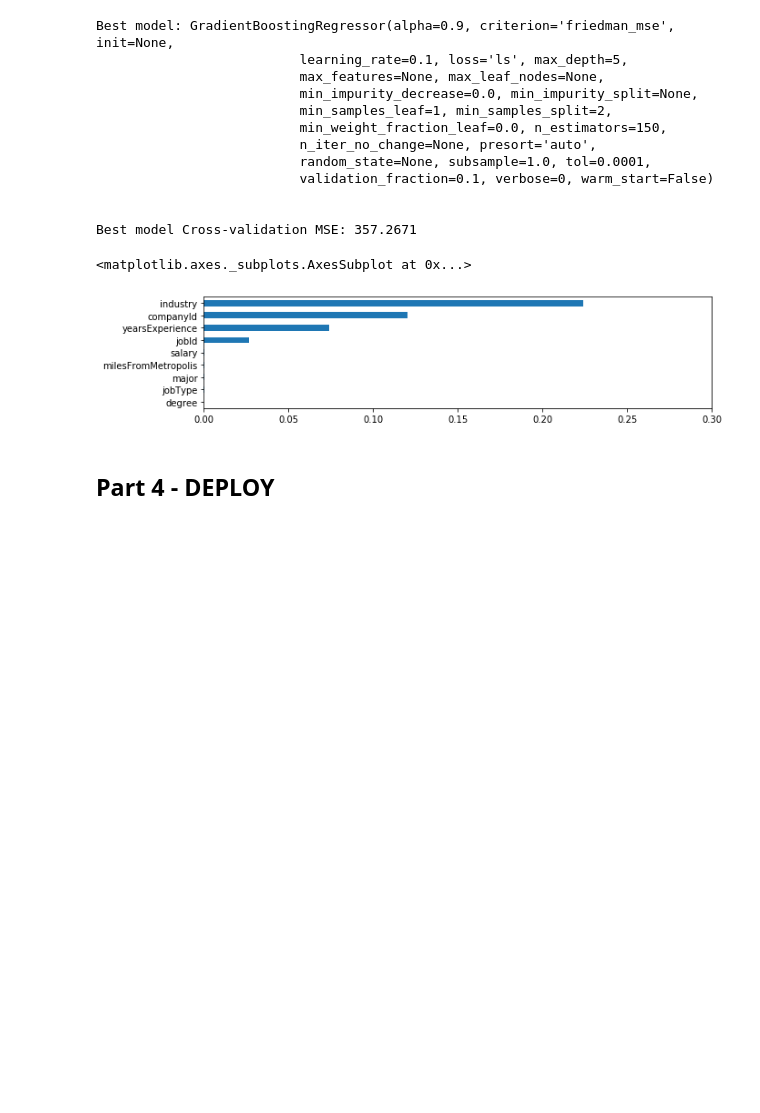
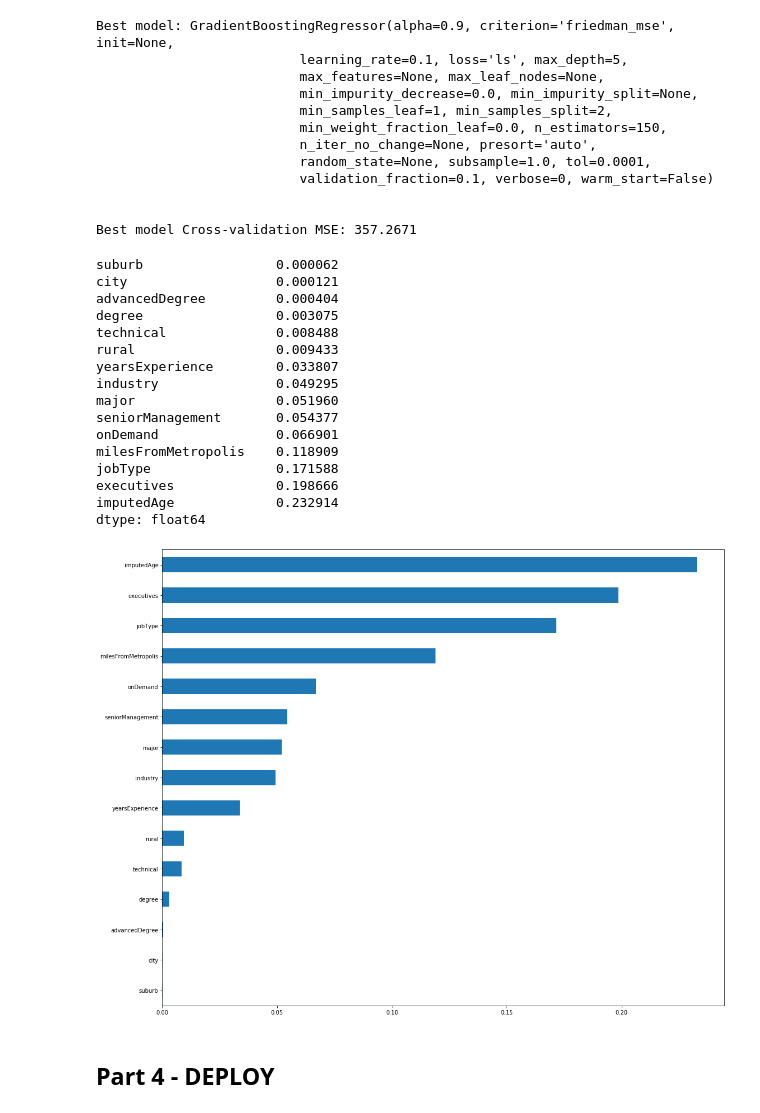
Before and after one commit to HieuNguyen258/Are-we-overpaying-our-employees-, a Jupyter notebook: Salary Prediction Project.ipynb, the cells around one changed output. Saved outputs shown, nothing was run; the diff lists cells and outputs as text; code cells hidden in the pictures; blank space fills up the shorter version.

```diff
--- a/Salary Prediction Project.ipynb
+++ b/Salary Prediction Project.ipynb
@@ -645,7 +668,7 @@ train_cleaned_target = train_cleaned.salary
 train_cleaned_features = train_cleaned[num_features + cat_features]
 
 #feature engineering
-train_cleaned_features = feature_engineering(train_cleaned_features)
+train_cleaned_features, summarized_columns = feature_engineering(train_cleaned_features)
 
 #encode dummies
 train_cleaned_features = encode_dummies(train_cleaned_features, cat_features)
@@ -929,25 +952,38 @@ Best model Cross-validation MSE: 357.2671
 # %%
 #fit best model on entire train df
 model.fit(train_cleaned_features, train_cleaned_target)
 
 #store feature importances
 if hasattr(model, 'feature_importances_'):
     importances = model.feature_importances_
 else:
     #linear models don't have feature_importances_
     importances = [0]*len(train_cleaned_features.columns)
 
 feature_importances = pd.DataFrame({'feature':train_cleaned_features.columns, 'importance':importances})
 feature_importances.sort_values(by='importance', ascending=False, inplace=True)
 
 #set index to 'feature'
 feature_importances.set_index('feature', inplace=True, drop=True)
-
-results = group_dummy_feature_importances(model, train_cleaned.columns, summarized_columns = cat_features)
-results.plot(kind='barh', figsize=(10, len(results)/4), xlim=(0, .30))
+results = graph_feature_importances(model, train_cleaned_features.columns, summarized_columns = summarized_columns)
 # %% [output]
-<matplotlib.axes._subplots.AxesSubplot at 0x...>
+suburb                 0.000062
+city                   0.000121
+advancedDegree         0.000404
+degree                 0.003075
+technical              0.008488
+rural                  0.009433
+yearsExperience        0.033807
+industry               0.049295
+major                  0.051960
+seniorManagement       0.054377
+onDemand               0.066901
+milesFromMetropolis    0.118909
+jobType                0.171588
+executives             0.198666
+imputedAge             0.232914
+dtype: float64
-[figure, old version]
+[figure, new version]
 # %% [markdown]
 ## Part 4 - DEPLOY
 # %% [markdown]
```
Also changed, not shown: parts of 11 cells of this notebook.
